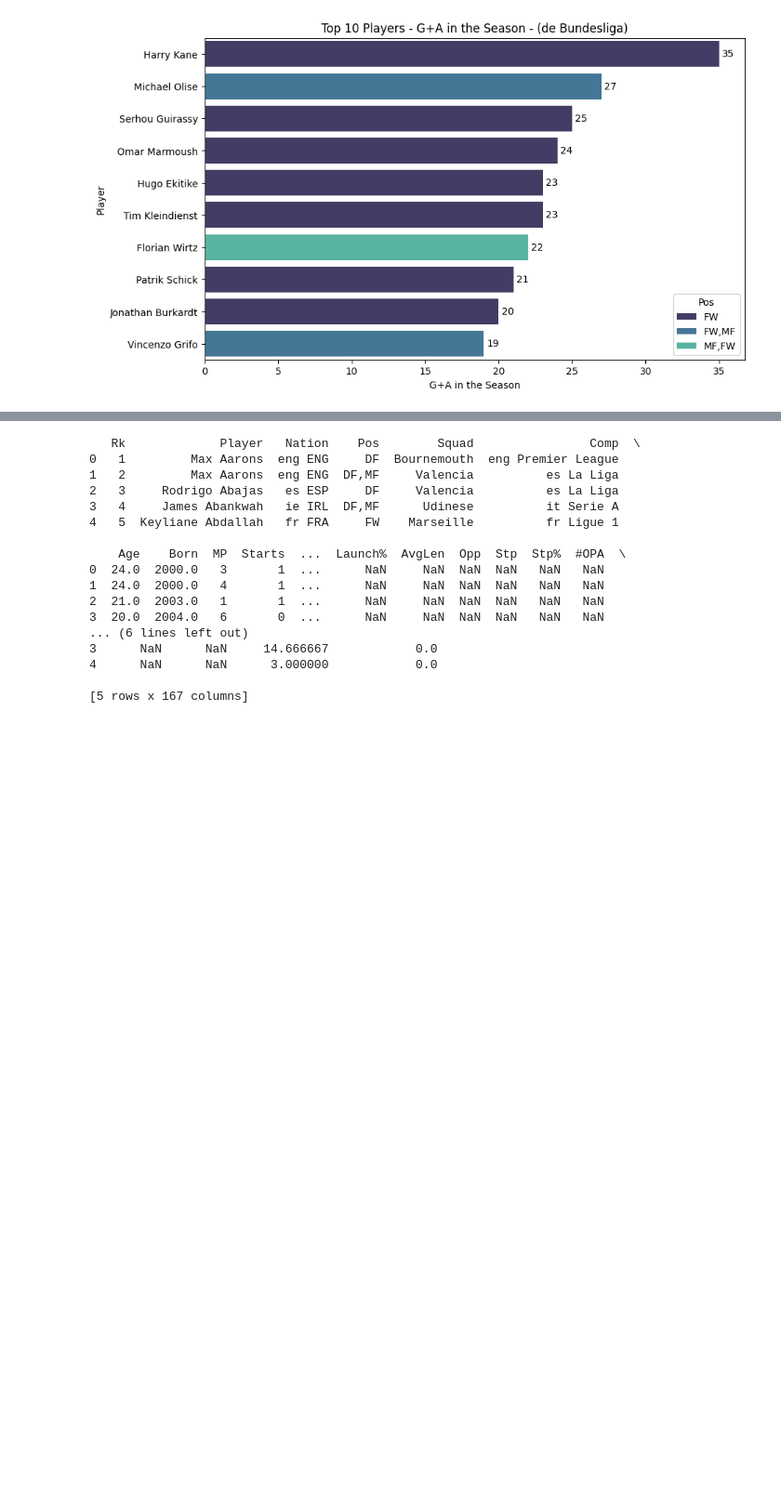
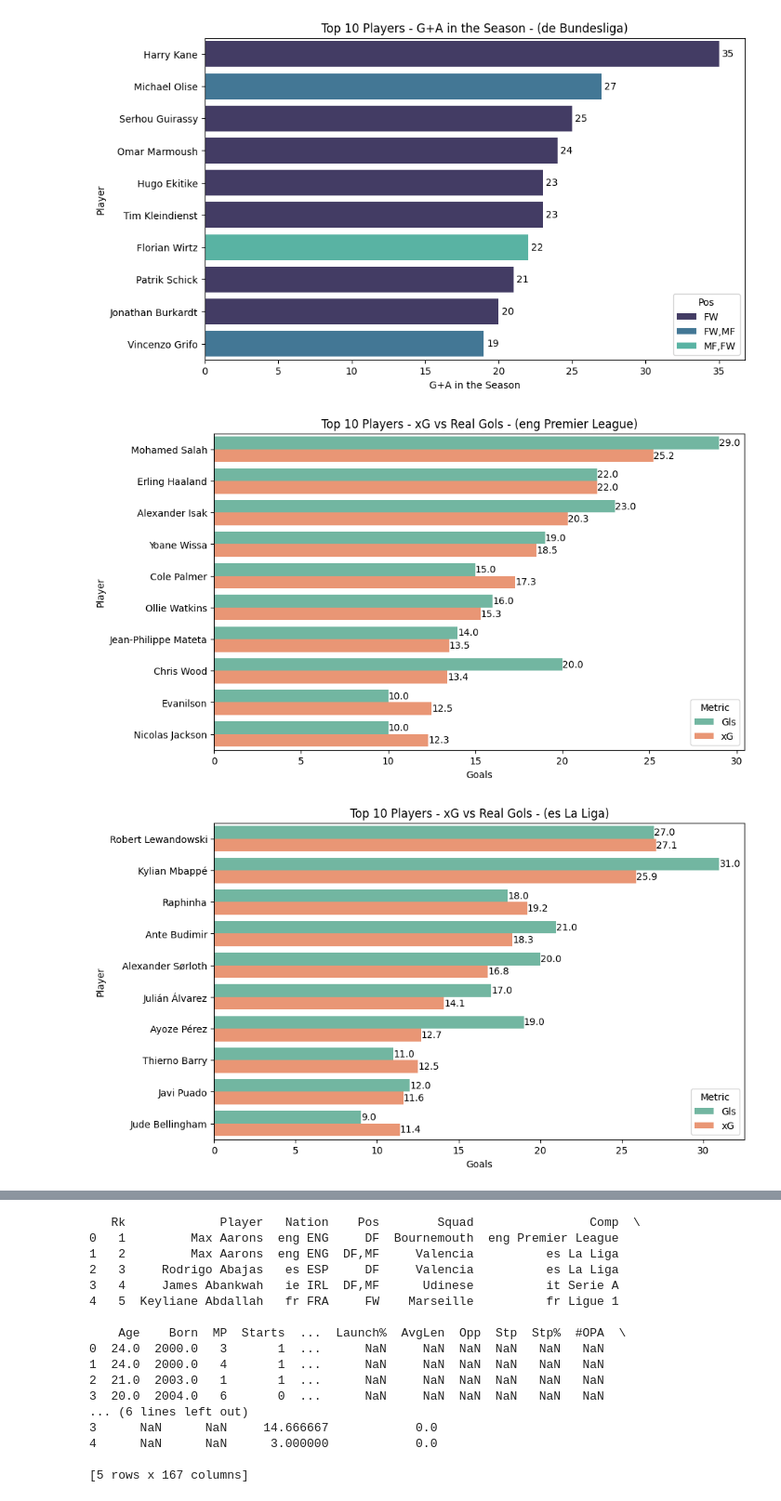
Before and after one commit to RCK04/football-players-stats-24-25-season, a Jupyter notebook: football_players_stats_24_25_season.ipynb, the cells around one changed output, grey strips where cells are left out. Shown at 93% size. Cells and saved outputs as stored; diff of their text form; code cells hidden in the pictures; blank space fills up the shorter version.

Commit message:
:sparkles: feat: add xG vs real gols plot

```diff
--- a/football_players_stats_24_25_season.ipynb
+++ b/football_players_stats_24_25_season.ipynb
@@ -118,3 +117,34 @@ for league in leagues_data:
 [figure]
 [figure]
 [figure]
+# %%
+for league in leagues_data:
+  top10_xG = data[data['Comp'] == league].sort_values('xG', ascending=False).head(10);
+
+  # Plot
+  plt.figure(figsize=(10,6));
+  top10_xG_goals = top10_xG.melt(
+      id_vars=['Player', 'Pos'],
+      value_vars=['Gls', 'xG'],
+      # var_name='Stat',
+      var_name='Metric',
+      value_name='Value'
+  )
+  ax = sns.barplot(
+      x='Value',
+      y='Player',
+      data=top10_xG_goals,
+      hue='Metric',
+      palette='Set2',
+  );
+
+  for container in ax.containers:
+    ax.bar_label(container, fmt="%.1f", label_type="edge")
+
+  plt.title(f"Top 10 Players - xG vs Real Gols - ({league})");
+  plt.xlabel("Goals");
+  plt.ylabel("Player");
+  plt.show();
+# %% [output]
+[figure, added]
+[figure, added]
```
Also changed, not shown: parts of 6 cells of this notebook.
